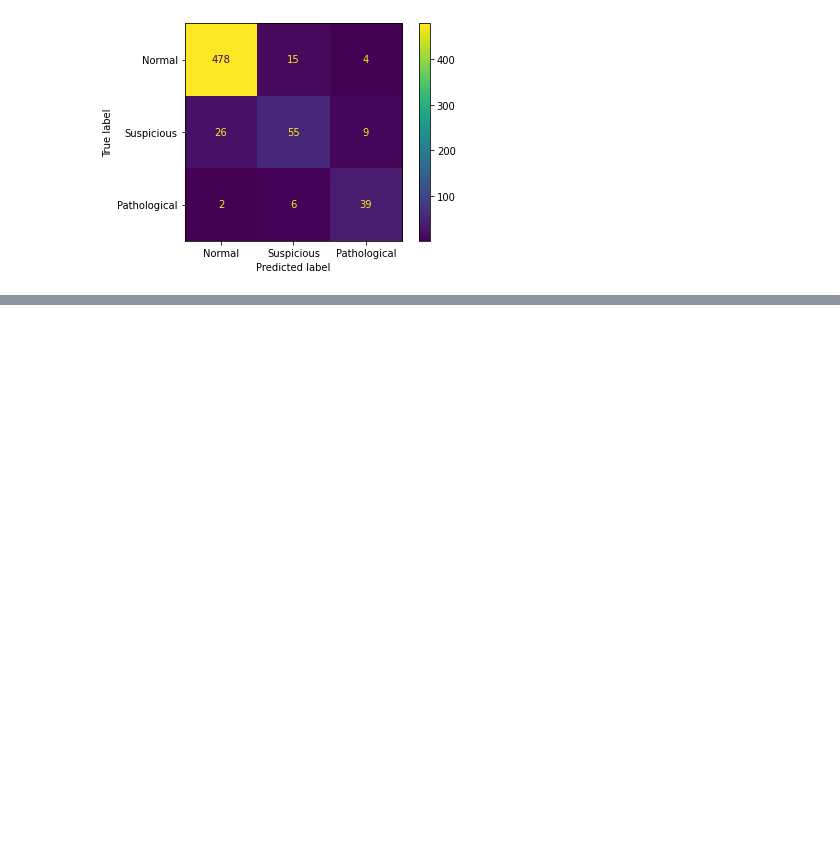
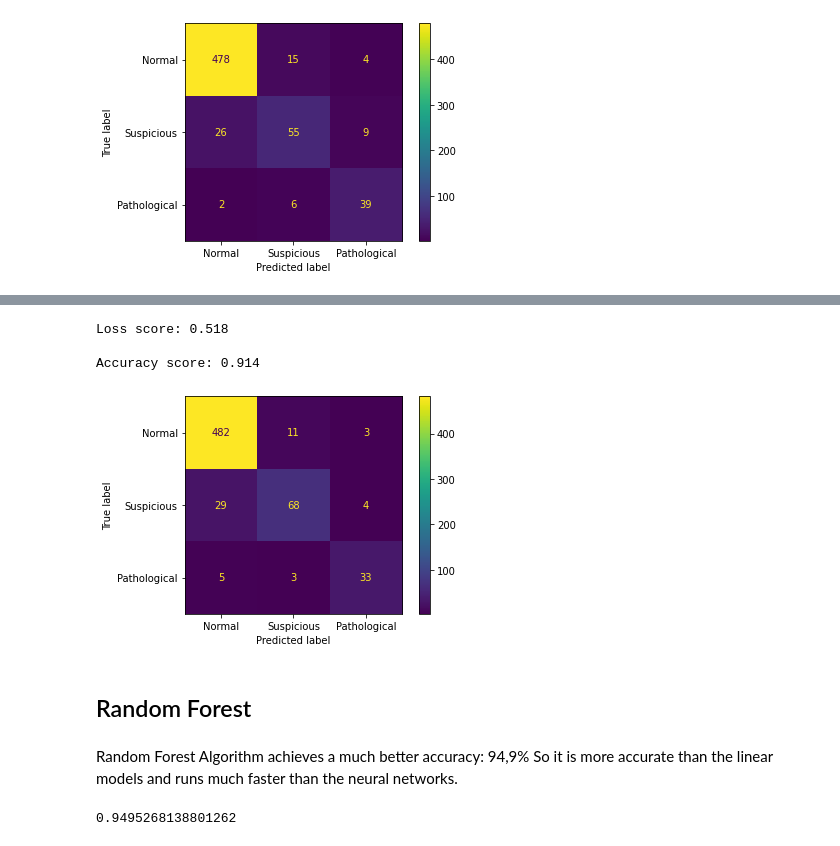
Before and after one commit to Niroth36/fetal_health_Classification, a Jupyter notebook: it21395first.ipynb, the cells around one changed output, grey strips where cells are left out. Drawn from its saved outputs; the diff is of its cells as text; code cells hidden in the pictures; blank space fills up the shorter version.

```diff
--- a/it21395first.ipynb
+++ b/it21395first.ipynb
@@ -214,0 +224,2 @@ def data_preprocessing(df):
+# %%
+dataset['fetal_health'] -= 1
@@ -366,2 +573,2 @@ def run_linear_tf(X_train, X_test, y_train, y_test):
 # %%
-accuracy, cm = run_linear_tf(X_train, X_test, y_train, y_test)
+accuracy_nn, cm_nn = run_tf_NN(X_train, X_test, y_train, y_test)
@@ -370,0 +593,34 @@ print("Test accuracy:", accuracy[1])
+# %%
+print("Loss score: {:.3f} \n".format(accuracy_nn[0]))
+print("Accuracy score: {:.3f} \n".format(accuracy_nn[1]))
+# %% [output]
+Loss score: 0.518
+
+Accuracy score: 0.914
+# %%
+labels = ['Normal', 'Suspicious', 'Pathological']
+
+disp = ConfusionMatrixDisplay(confusion_matrix=cm_nn, display_labels=labels)
+disp.plot()
+plt.show()
+# %% [output]
+[figure, added]
+# %% [markdown]
+## Random Forest
+# %% [markdown]
+Random Forest Algorithm achieves a much better accuracy: 94,9%
+So it is more accurate than the linear models and runs much faster than the neural networks.
+# %%
+from sklearn.ensemble import RandomForestClassifier
+
+randForest = RandomForestClassifier(n_estimators=5)
+
+randForest.fit(X_train_new, y_train_new)
+accuracy_rf = randForest.score(X_test_new, y_test_new)
+
+y_pred_rf = randForest.predict(X_test_new)
+cm_rf = confusion_matrix(y_test_new, y_pred_rf)
+
+print(accuracy_rf)
+# %% [output]
+0.9495268138801262
```
Also changed, not shown: parts of 34 cells of this notebook.
